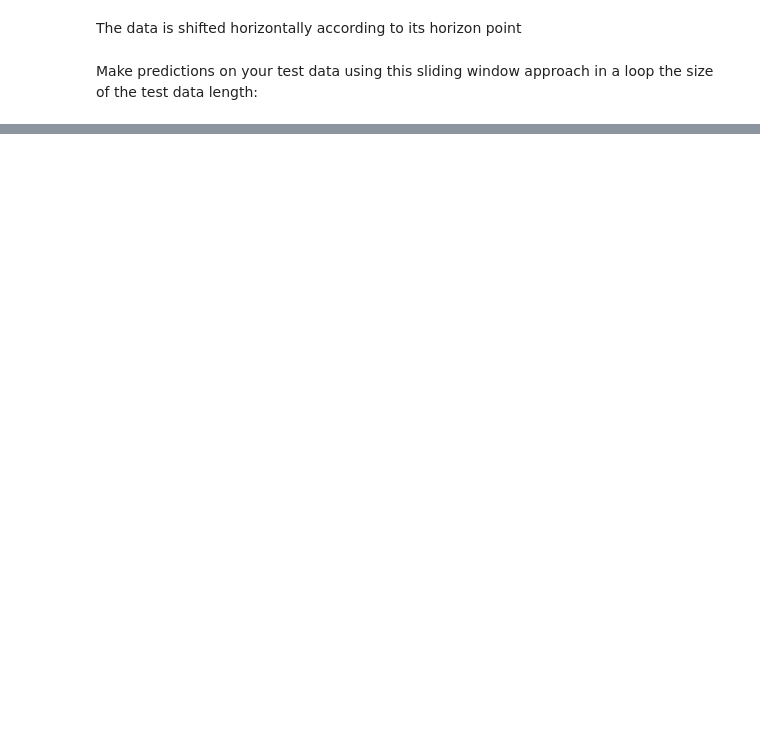
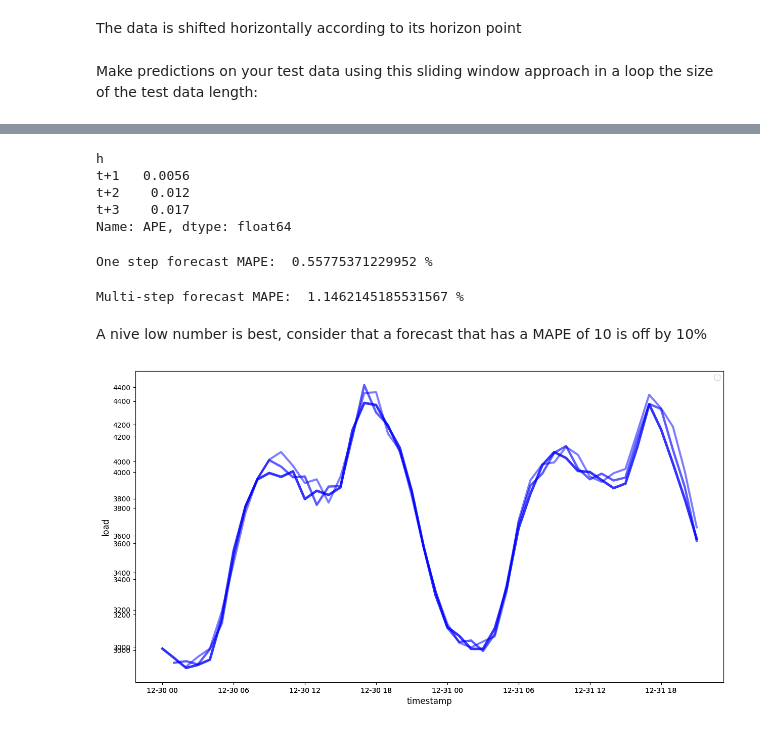
Before and after one commit to AmandaVP23/microsoft-ML-for-beginners, a Jupyter notebook: 7-time-series/2-arima.ipynb, the cells around one changed output, grey strips where cells are left out. Drawn from its saved outputs; the diff is of its cells as text; code cells hidden in the pictures; blank space fills up the shorter version.

```diff
--- a/7-time-series/2-arima.ipynb
+++ b/7-time-series/2-arima.ipynb
@@ -260,0 +270,49 @@ ValueError: Length of values (46) does not match length of index (45)
+# %%
+# express equation in code
+if (HORIZON > 1):
+    eval_df['APE'] = (eval_df['prediction'] - eval_df['actual']).abs() / eval_df['actual']
+    print(eval_df.groupby('h')['APE'].mean())
+# %% [output]
+h
+t+1   0.0056
+t+2    0.012
+t+3    0.017
+Name: APE, dtype: float64
+# %%
+# Calcula one step's MAPE
+print('One step forecast MAPE: ', (mape(eval_df[eval_df['h'] == 't+1']['prediction'], eval_df[eval_df['h'] == 't+1']['actual'])) * 100, '%')
+# %% [output]
+One step forecast MAPE:  0.55775371229952 %
+# %%
+# Print the multi step forecast MAPE:
+print('Multi-step forecast MAPE: ', mape(eval_df['prediction'], eval_df['actual']) * 100, '%')
+# %% [output]
+Multi-step forecast MAPE:  1.1462145185531567 %
+# %% [markdown]
+A nive low number is best, consider that a forecast that has a MAPE of 10 is off by 10%
+# %%
+# Plot the accuracy measurement
+if (HORIZON == 1):
+    # plotting single step forecast
+    eval_df.plot(x = 'timestamp', y = ['actual', 'prediction'], style=['r', 'b'], figsize=(15, 8))
+
+else:
+    plot_df = eval_df[(eval_df.h == 't+1')][['timestamp', 'actual']]
+    for t in range(1, HORIZON+1):
+        plot_df['t+' + str(t)] = eval_df[(eval_df.h == 't+' + str(t))]['prediction'].values
+
+    fig = plt.figure(figsize=(15, 8))
+    ax = plt.plot(plot_df['timestamp'], plot_df['actual'], color='red', linewidth=4.0)
+    ax = fig.add_subplot(111)
+    for t in range(1, HORIZON+1):
+        x = plot_df['timestamp'][(t-1):]
+        y = plot_df['t+'+str(t)][0:len(x)]
+        ax.plot(x, y, color='blue', linewidth=4*math.pow(.9,t), alpha=math.pow(0.8,t))
+
+    ax.legend(loc = 'best')
+
+plt.xlabel('timestamp', fontsize=12)
+plt.ylabel('load', fontsize=12)
+plt.show()
+# %% [output]
+[figure, added]
```
Also changed, not shown: parts of 6 cells of this notebook.
